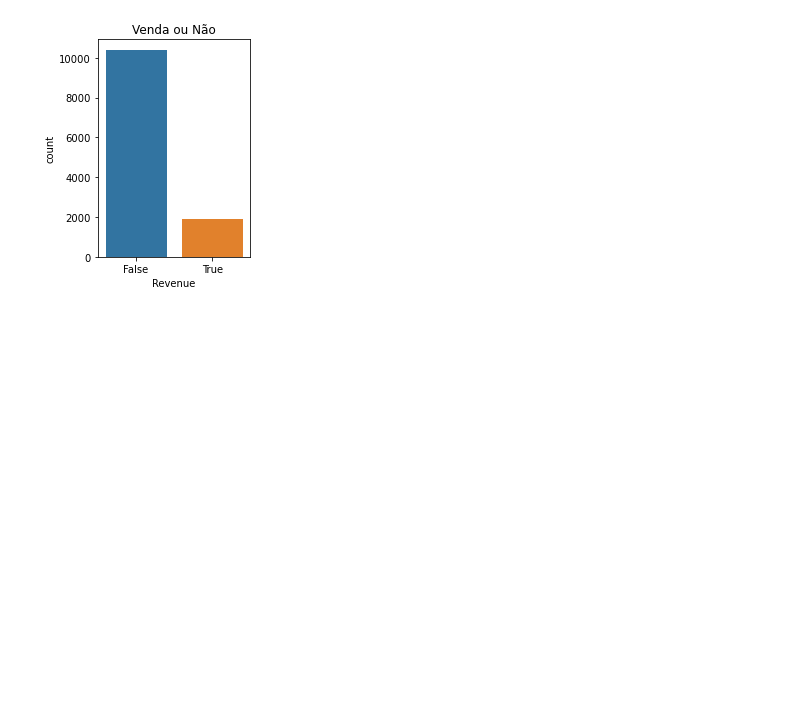
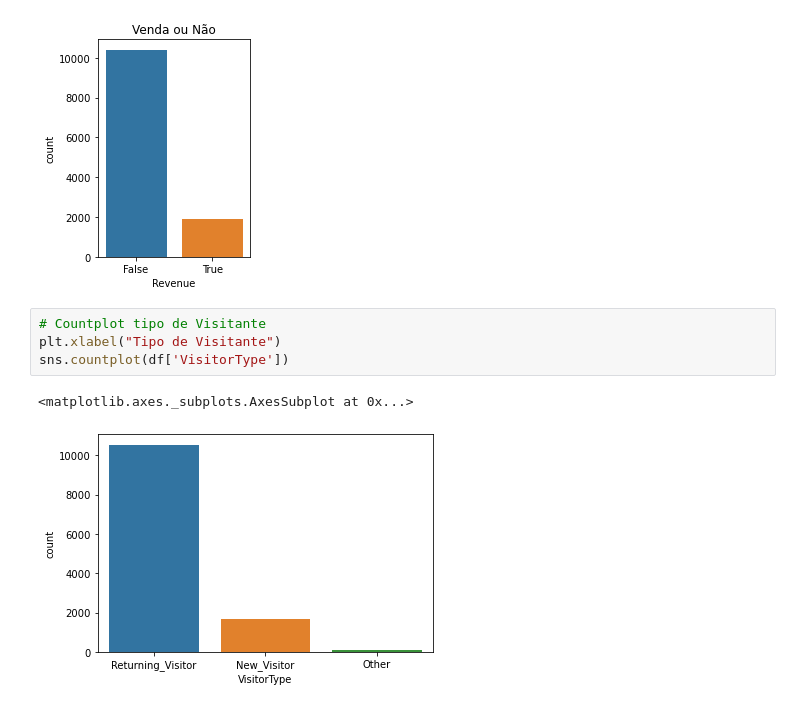
Before and after one commit to Gugah007/Projeto-ML-Classifica-o-Prevendo-a-intencao-de-compras-de-usuario-usando-SVM, a Jupyter notebook: Prevendo a Intencao de Compras de Usuario usando SVM.ipynb, the cells around one changed output. Drawn from its saved outputs; the diff is of its cells as text; blank space fills up the shorter version.

```diff
--- a/Prevendo a Intencao de Compras de Usuario usando SVM.ipynb
+++ b/Prevendo a Intencao de Compras de Usuario usando SVM.ipynb
@@ -233,3 +233,10 @@ sns.countplot(df['Revenue'])
 # %% [output]
 <matplotlib.axes._subplots.AxesSubplot at 0x...>
 [figure]
+# %%
+# Countplot tipo de Visitante
+plt.xlabel("Tipo de Visitante")
+sns.countplot(df['VisitorType'])
+# %% [output]
+<matplotlib.axes._subplots.AxesSubplot at 0x...>
+[figure, added]
```
Also changed, not shown: parts of 1 cell of this notebook.
